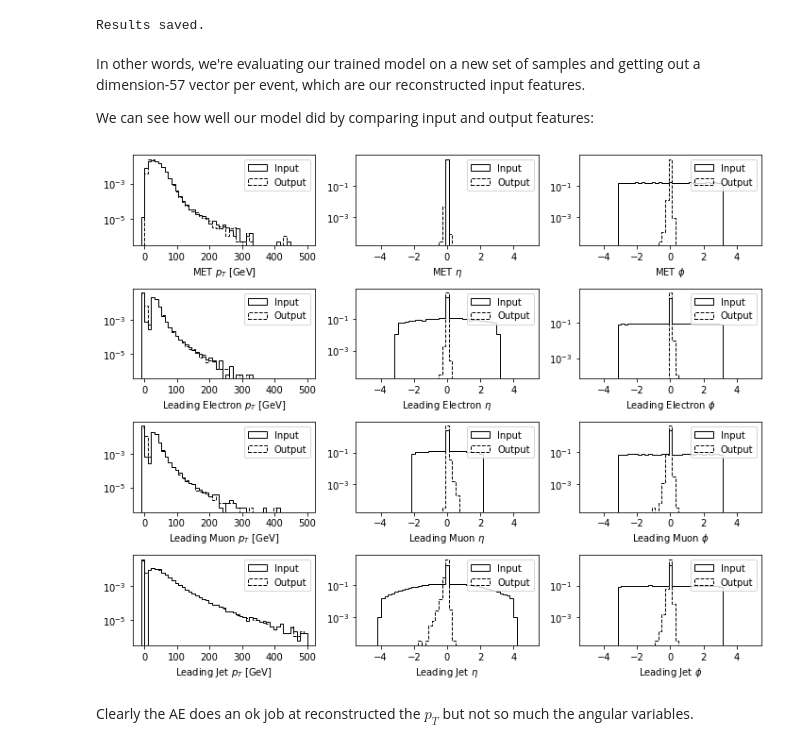
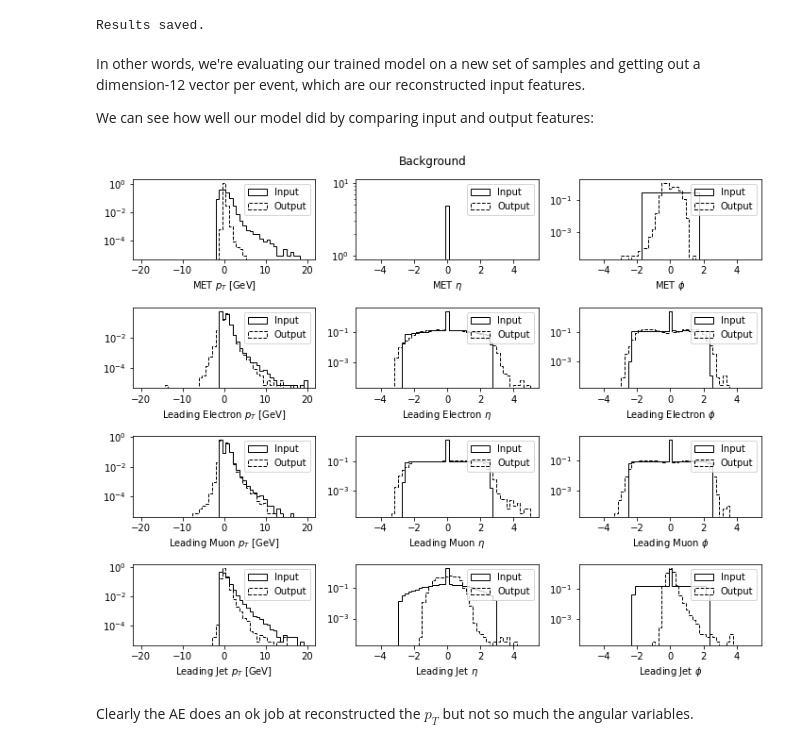
Before and after one commit to inesochoa/lisbon-ml-school, a Jupyter notebook: exercise_4.ipynb, the cells around one changed output. Cells and saved outputs as stored; diff of their text form; code cells hidden in the pictures.

```diff
--- a/exercise_4.ipynb
+++ b/exercise_4.ipynb
@@ -148,3 +150,9 @@ with h5py.File(bkgfile, 'r') as f:
+# %%
+# take leading objects for simplicity
+MET_index = 0
+Electron_index = 1#3
+Muon_index = 5#15
+Jet_index = 9#27
 # %% [markdown]
 Now let's define the training, test and validation datasets:
 
@@ -204,19 +218,13 @@ print(X_val.shape)
 ## Plotting the data
 # %%
 # make plots of objects features in background sample vs signals
-# take leading objects for simplicity
-MET_index = 0
-Electron_index = 3
-Muon_index = 15
-Jet_index = 27
-
 particles = ["MET","Leading Electron","Leading Muon","Leading Jet"]
-leading_indices = [MET_index, Electron_index, Muon_index, Jet_index]
+leading_indices = [0, 3, 6, 9]
 # some binning info
 var_names = [r'$p_T$ [GeV]',r'$\eta$', r'$\phi$']
 binning = [np.linspace(0,1000,50), np.linspace(-4,4,50), np.linspace(-4,4,50)]
 # for later
-std_binning = [np.linspace(-10,200,50), np.linspace(-5,5,50), np.linspace(-5,5,50)]
+std_binning = [np.linspace(-20,20,50), np.linspace(-5,5,50), np.linspace(-5,5,50)]
 # %%
 fig, axes = plt.subplots(4,3,figsize=(15,12))
 
@@ -251,16 +259,3 @@ X_train = f['X_train']
 X_val = f['X_val']
 # %% [markdown]
 ## Pre-processing
-# %%
-from sklearn.preprocessing import StandardScaler
-
-def calc_scaling(X_train):
-    scalers = []
-    for feature in range(X_train.shape[1]):
-        scl = StandardScaler()
-        mask_train = X_train[:,feature]!=0
-        if np.count_nonzero(mask_train) != 0: scl = scl.fit(X_train[:,feature][mask_train].reshape(-1,1))
-        scalers.append(scl)
-    return scalers
-
-scalers = calc_scaling(X_train) # let's do one per feature
@@ -292,9 +261,0 @@ test = scl.transform()
-# %%
-def apply_scaling(X, scalers):
-    X_std = X
-    for feature in range(X.shape[1]):
-        scl = scalers[feature]
-        mask = X[:,feature]!=0
-        if np.count_nonzero(mask) == 0: continue
-        X_std[:,feature][mask] = scl.transform(X[:,feature][mask].reshape(-1,1)).squeeze()
-    return X_std
@@ -504,26 +473,27 @@ print("Results saved.")
 # %% [output]
 Results saved.
 # %% [markdown]
-In other words, we're evaluating our trained model on a new set of samples and getting out a dimension-57 vector per event, which are our reconstructed input features.
+In other words, we're evaluating our trained model on a new set of samples and getting out a dimension-12 vector per event, which are our reconstructed input features.
 
 We can see how well our model did by comparing input and output features:
 # %%
 # first for the background
 fig, axes = plt.subplots(4,3,figsize=(10,8))
 
 for p,particle_type in enumerate(particles):
   # open flat background and plot
   with h5py.File(os.environ["DATAPATH"] + '/results_AE.h5', 'r') as f:
     for feat in range(3): # pt,eta,phi
       axes[p,feat].hist(f['BKG_input'][:,leading_indices[p]+feat],bins=std_binning[feat],label="Input",histtype='step',color="black",density=True)
       axes[p,feat].hist(f['BKG_predicted'][:,leading_indices[p]+feat],bins=std_binning[feat],label="Output",histtype='step',linestyle="dashed",color="black",density=True)
       axes[p,feat].set_yscale("log")
       axes[p,feat].set_xlabel(particles[p]+" "+var_names[feat])
       axes[p,feat].legend()
+plt.suptitle("Background")
 plt.tight_layout()
 plt.show()
 # %% [output]
-[figure, old version]
+[figure, new version]
 # %% [markdown]
 Clearly the AE does an ok job at reconstructed the $p_T$ but not so much the angular variables.
 # %%
```
Also changed, not shown: parts of 23 cells of this notebook.
